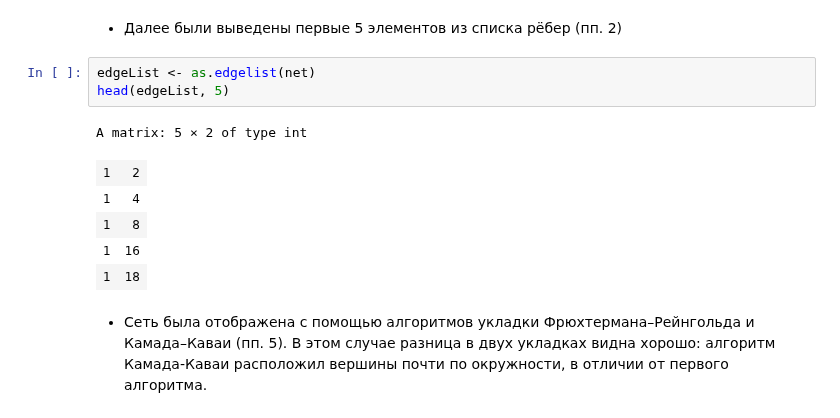
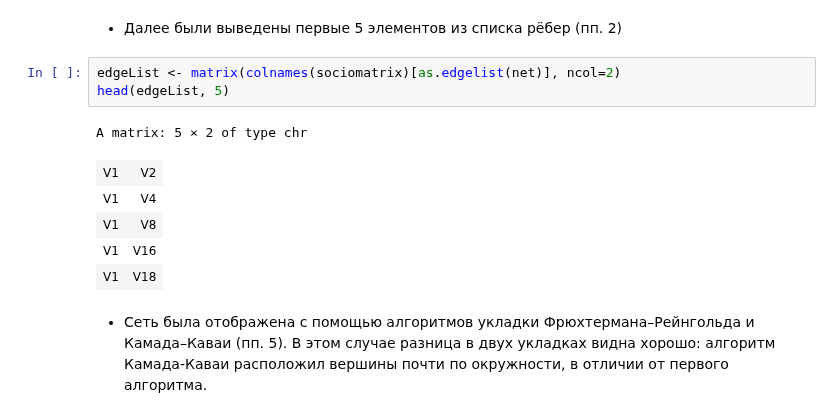
Before and after one commit to the-mvi/nta-2022, a Jupyter notebook: 0382_Afanasyev_NS/task1.ipynb, the cells around one changed output. Cells and saved outputs as stored; diff of their text form.

```diff
--- a/0382_Afanasyev_NS/task1.ipynb
+++ b/0382_Afanasyev_NS/task1.ipynb
@@ -308,15 +308,15 @@ cat("Граф направленный: ", network::is.directed(net))
 # %% [markdown]
 - Далее были выведены первые 5 элементов из списка рёбер (пп. 2)
 # %%
-edgeList <- as.edgelist(net)
+edgeList <- matrix(colnames(sociomatrix)[as.edgelist(net)], ncol=2)
 head(edgeList, 5)
 # %% [output]
-A matrix: 5 × 2 of type int
+A matrix: 5 × 2 of type chr
-| 1 | 2 |
-| 1 | 4 |
-| 1 | 8 |
-| 1 | 16 |
-| 1 | 18 |
+| V1 | V2 |
+| V1 | V4 |
+| V1 | V8 |
+| V1 | V16 |
+| V1 | V18 |
 # %% [markdown]
 - Сеть была отображена с помощью алгоритмов укладки Фрюхтермана–Рейнгольда и Камада–Каваи (пп. 5). В этом случае разница в двух укладках видна хорошо: алгоритм Камада-Каваи расположил вершины почти по окружности, в отличии от первого алгоритма.
 # %%
```
Also changed, not shown: parts of 6 cells of this notebook.
